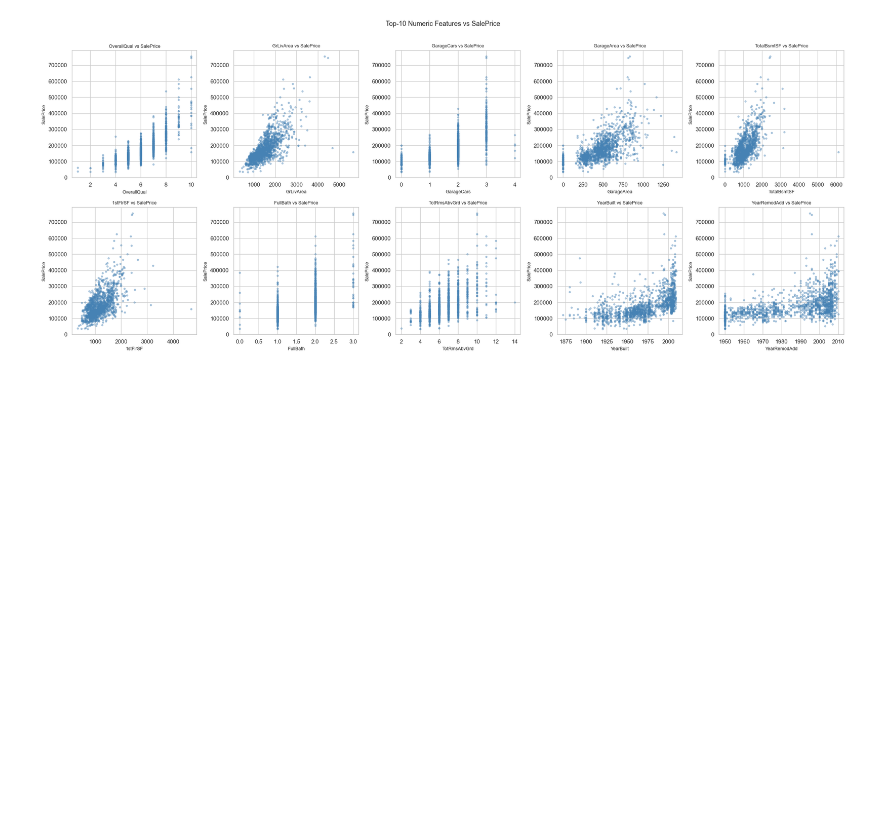
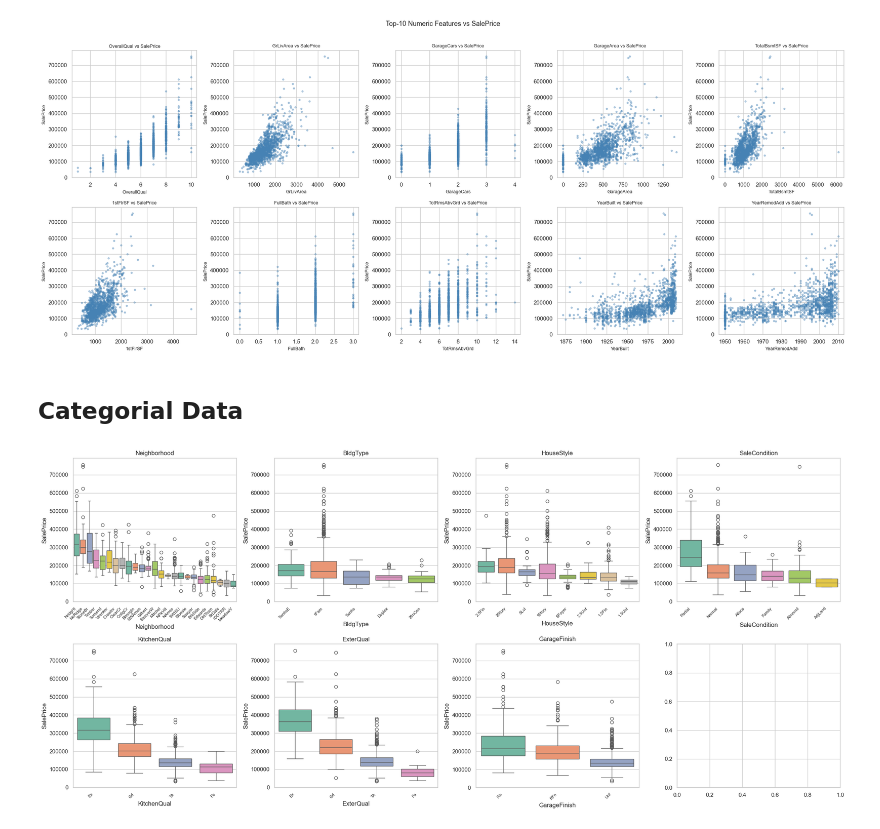
Before and after one commit to vitthalbulbule/HousePrice-Prediction, a Jupyter notebook: house.ipynb, the cells around one changed output. Cells and saved outputs as stored; diff of their text form; code cells hidden in the pictures; blank space fills up the shorter version.

```diff
--- a/house.ipynb
+++ b/house.ipynb
@@ -518,3 +520,19 @@ plt.tight_layout()
 plt.show()
 # %% [output]
 [figure]
+# %% [markdown]
+## Categorial Data
+# %%
+cat_cols = ['Neighborhood', 'BldgType', 'HouseStyle', 'SaleCondition',
+            'KitchenQual', 'ExterQual', 'GarageFinish']
+
+fig, axes = plt.subplots(2, 4, figsize=(22, 10))
+for ax, col in zip(axes.flatten(), cat_cols):
+    order = train.groupby(col)['SalePrice'].median().sort_values(ascending=False).index
+    sns.boxplot(data=train, x=col, y='SalePrice', order=order, ax=ax, palette='Set2')
+    ax.set_xticklabels(ax.get_xticklabels(), rotation=45, ha='right', fontsize=8)
+    ax.set_title(col)
+plt.tight_layout()
+plt.show()
+# %% [output]
+[figure, added]
```
Also changed, not shown: parts of 1 cell of this notebook.
